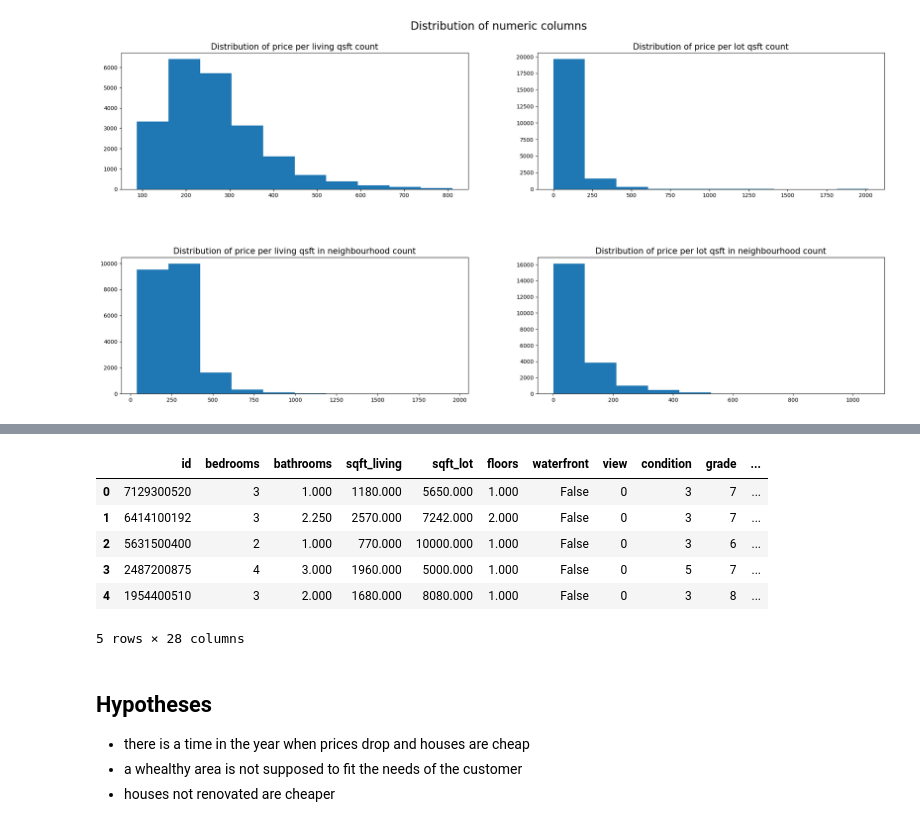
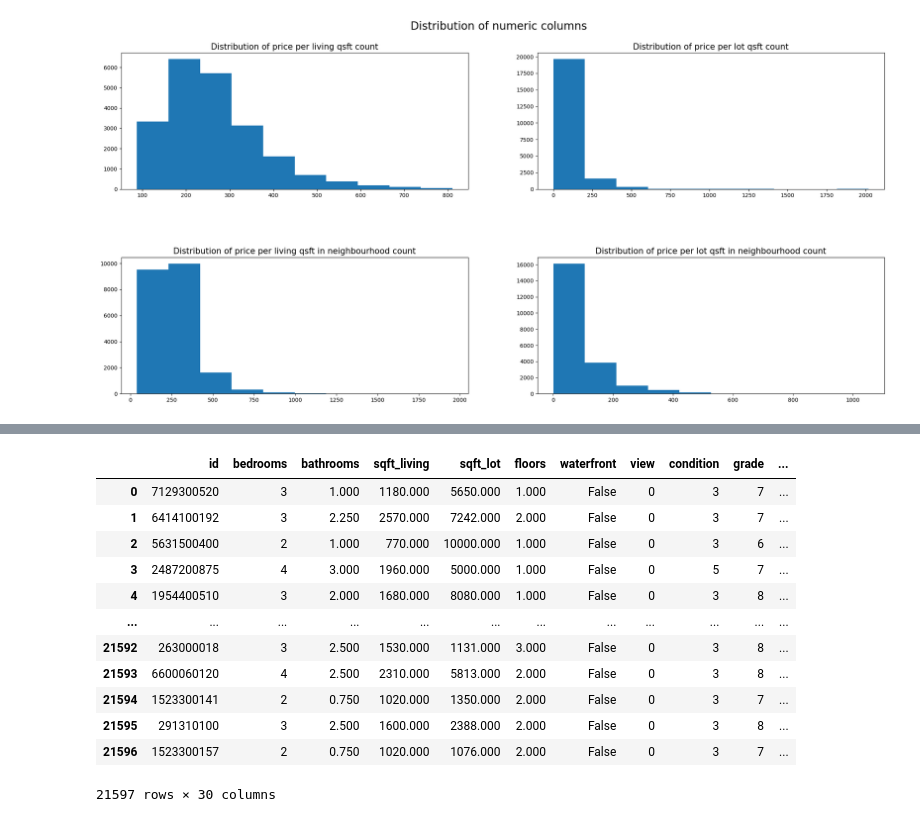
Before and after one commit to tomduese/ds-eda-project, a Jupyter notebook: EDA.ipynb, the cells around one changed output, grey strips where cells are left out. Saved outputs shown, nothing was run; the diff lists cells and outputs as text; code cells hidden in the pictures.

```diff
--- a/EDA.ipynb
+++ b/EDA.ipynb
@@ -163,6 +163,14 @@ df["price_per_sqft_living"] = df.price / df.sqft_living
 df["price_per_sqft_lot"] = df.price / df.sqft_lot
 df["price_per_sqft_living15"] = df.price / df.sqft_living15
 df["price_per_sqft_lot15"] = df.price / df.sqft_lot15
+df["price_per_sqft_mean"] = df.price / df[
+    [
+        "price_per_sqft_living",
+        "price_per_sqft_lot",
+        "price_per_sqft_living15",
+        "price_per_sqft_lot15",
+    ]
+].mean(axis=1)
 # %%
 fig, ax = plt.subplots(
     2, 2, figsize=(20, 10)
@@ -242,0 +252,4 @@ sns.scatterplot(data=df, y="price", x="sqft_living")
+# %%
+df["affordable"] = df.price.apply(lambda x: True if x < 1000000 else False)
+df_customer = df.query("affordable == True")
+fig = sns.histplot(data=df, x=df.query("affordable == True")["price"])
@@ -263,15 +336,16 @@ memory usage: 3.6 MB
 # %%
-df.head()
+df
 # %% [output]
 |  | id | bedrooms | bathrooms | sqft_living | sqft_lot | floors | waterfront | view | condition | grade | ... |
 | 0 | 7129300520 | 3 | 1.000 | 1180.000 | 5650.000 | 1.000 | False | 0 | 3 | 7 | ... |
 | 1 | 6414100192 | 3 | 2.250 | 2570.000 | 7242.000 | 2.000 | False | 0 | 3 | 7 | ... |
 | 2 | 5631500400 | 2 | 1.000 | 770.000 | 10000.000 | 1.000 | False | 0 | 3 | 6 | ... |
 | 3 | 2487200875 | 4 | 3.000 | 1960.000 | 5000.000 | 1.000 | False | 0 | 5 | 7 | ... |
 | 4 | 1954400510 | 3 | 2.000 | 1680.000 | 8080.000 | 1.000 | False | 0 | 3 | 8 | ... |
+| ... | ... | ... | ... | ... | ... | ... | ... | ... | ... | ... | ... |
+| 21592 | 263000018 | 3 | 2.500 | 1530.000 | 1131.000 | 3.000 | False | 0 | 3 | 8 | ... |
+| 21593 | 6600060120 | 4 | 2.500 | 2310.000 | 5813.000 | 2.000 | False | 0 | 3 | 8 | ... |
+| 21594 | 1523300141 | 2 | 0.750 | 1020.000 | 1350.000 | 2.000 | False | 0 | 3 | 7 | ... |
+| 21595 | 291310100 | 3 | 2.500 | 1600.000 | 2388.000 | 2.000 | False | 0 | 3 | 8 | ... |
+| 21596 | 1523300157 | 2 | 0.750 | 1020.000 | 1076.000 | 2.000 | False | 0 | 3 | 7 | ... |
-5 rows × 28 columns
+21597 rows × 30 columns
-# %% [markdown]
-## Hypotheses
-- there is a time in the year when prices drop and houses are cheap
-- a whealthy area is not supposed to fit the needs of the customer
-- houses not renovated are cheaper
```
Also changed, not shown: parts of 16 cells of this notebook.
